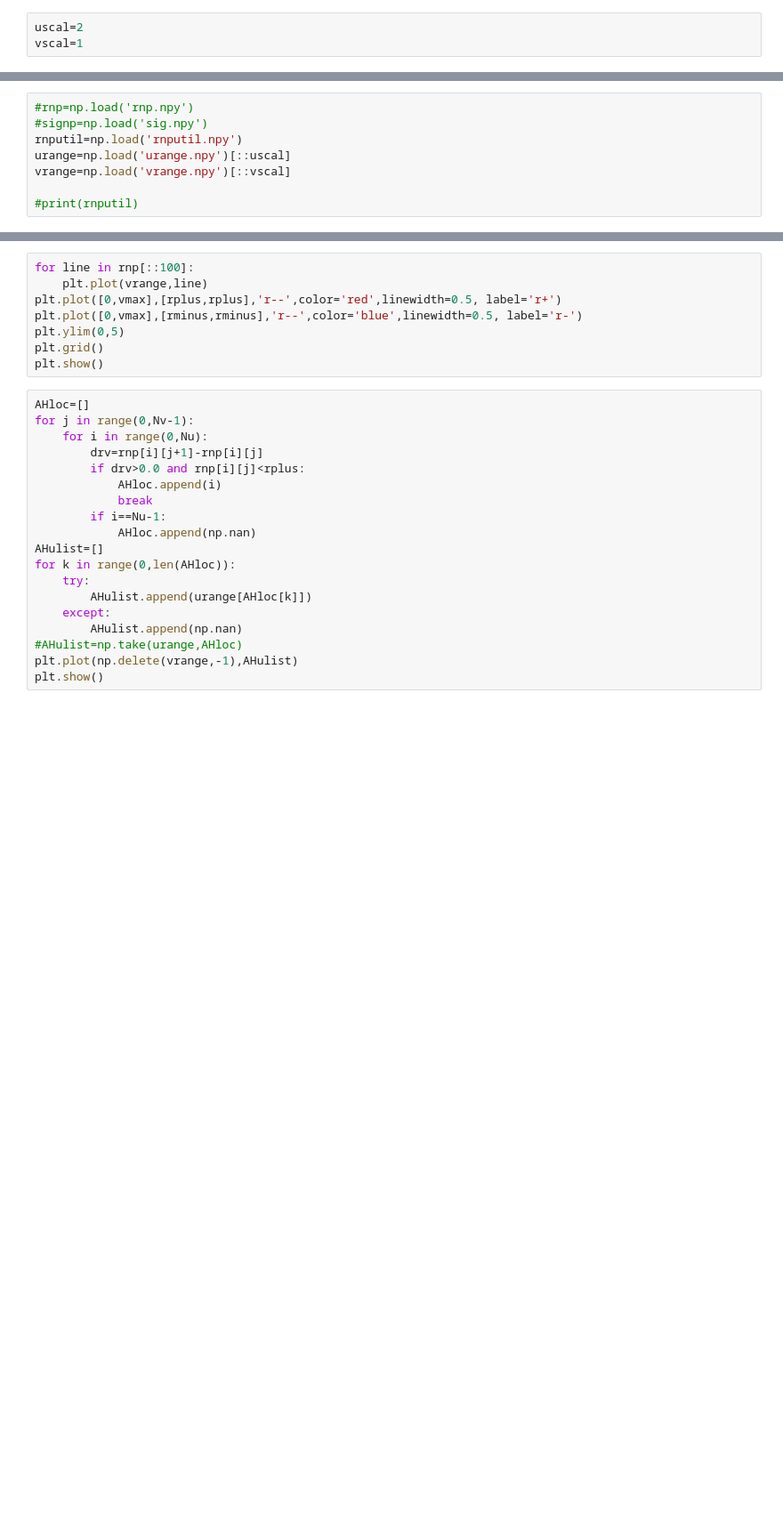
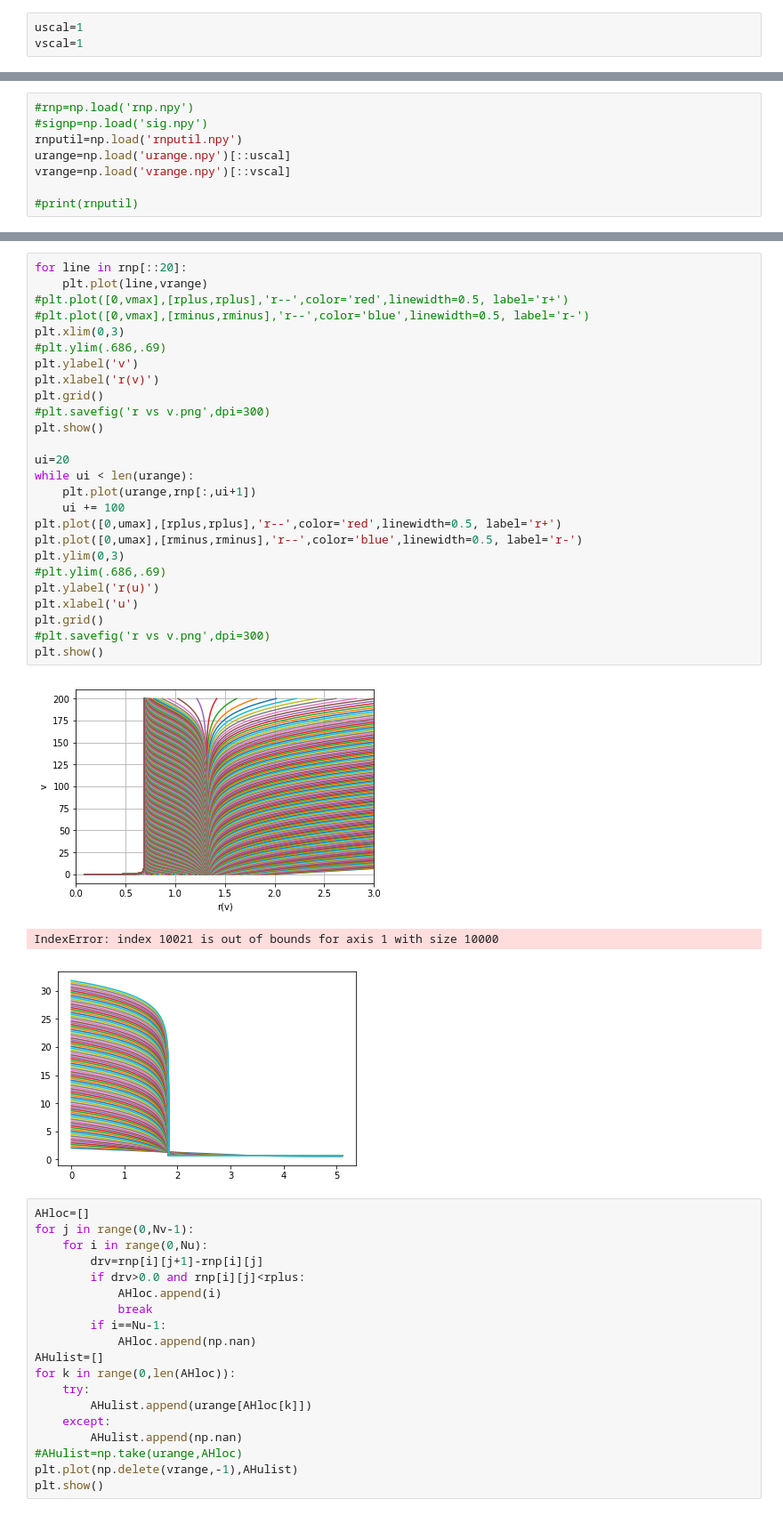
Before and after one commit to bpiotrzkowski/Double-Null-Code, a Jupyter notebook: Radius Plotter for hd5 arrays.ipynb, the cells around one changed output, grey strips where cells are left out. Shown at 89% size. Cells and saved outputs as stored; diff of their text form; blank space fills up the shorter version.

```diff
--- a/Radius Plotter for hd5 arrays.ipynb
+++ b/Radius Plotter for hd5 arrays.ipynb
@@ -12,7 +12,7 @@ from scipy import optimize
 import tables
 import h5py
 # %%
-uscal=2
+uscal=1
 vscal=1
 # %% [markdown]
 If hd5 is used, uscal and vscal reduce arrays by their value in order to prevent memory overflow. Use when h5 files are very large (i.e. >2gB)
@@ -88,11 +113,33 @@ rcosm=sol.x[2]
 # %%
-for line in rnp[::100]:
-    plt.plot(vrange,line)
-plt.plot([0,vmax],[rplus,rplus],'r--',color='red',linewidth=0.5, label='r+')
-plt.plot([0,vmax],[rminus,rminus],'r--',color='blue',linewidth=0.5, label='r-')
-plt.ylim(0,5)
+for line in rnp[::20]:
+    plt.plot(line,vrange)
+#plt.plot([0,vmax],[rplus,rplus],'r--',color='red',linewidth=0.5, label='r+')
+#plt.plot([0,vmax],[rminus,rminus],'r--',color='blue',linewidth=0.5, label='r-')
+plt.xlim(0,3)
+#plt.ylim(.686,.69)
+plt.ylabel('v')
+plt.xlabel('r(v)')
 plt.grid()
+#plt.savefig('r vs v.png',dpi=300)
 plt.show()
+
+ui=20
+while ui < len(urange):
+    plt.plot(urange,rnp[:,ui+1])
+    ui += 100
+plt.plot([0,umax],[rplus,rplus],'r--',color='red',linewidth=0.5, label='r+')
+plt.plot([0,umax],[rminus,rminus],'r--',color='blue',linewidth=0.5, label='r-')
+plt.ylim(0,3)
+#plt.ylim(.686,.69)
+plt.ylabel('r(u)')
+plt.xlabel('u')
+plt.grid()
+#plt.savefig('r vs v.png',dpi=300)
+plt.show()
+# %% [output]
+[figure, added]
+IndexError: index 10021 is out of bounds for axis 1 with size 10000
+[figure, added]
 # %%
 AHloc=[]
 for j in range(0,Nv-1):
```
Also changed, not shown: parts of 5 cells of this notebook, 3 other files.
